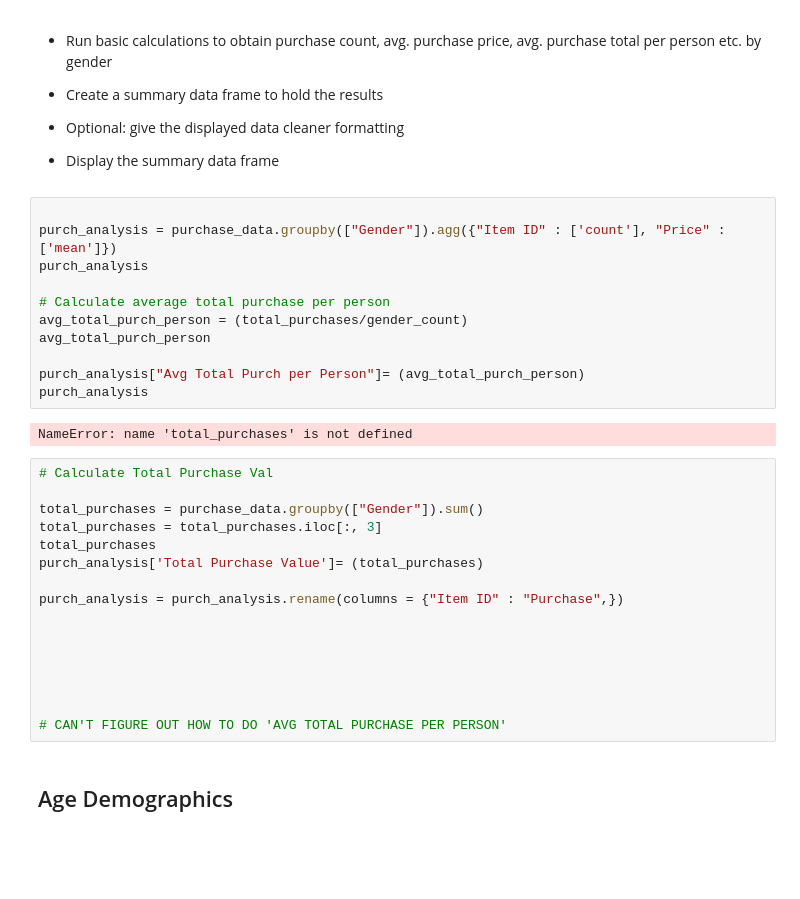
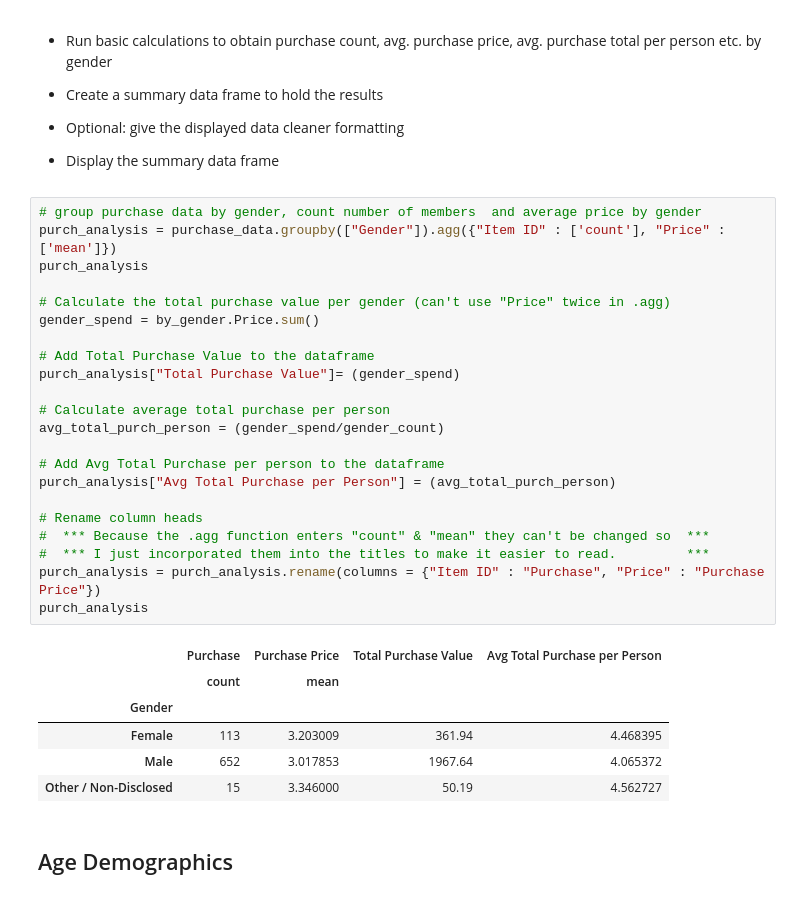
Before and after one commit to jhurley684/04_pandas-Heroes_of_Pymoli, a Jupyter notebook: Instructions/HeroesOfPymoli/HeroesOfPymoli_starter.ipynb, the cells around one changed output. Saved outputs shown, nothing was run; the diff lists cells and outputs as text; blank space fills up the shorter version.

Commit message:
Final Version without analysis

```diff
--- a/Instructions/HeroesOfPymoli/HeroesOfPymoli_starter.ipynb
+++ b/Instructions/HeroesOfPymoli/HeroesOfPymoli_starter.ipynb
@@ -109,35 +114,35 @@ gender_count_df
 
 
 * Display the summary data frame
-# %%
-
-purch_analysis = purchase_data.groupby(["Gender"]).agg({"Item ID" : ['count'], "Price" : ['mean']})
-purch_analysis
-
-# Calculate average total purchase per person
-avg_total_purch_person = (total_purchases/gender_count)
-avg_total_purch_person
-
-purch_analysis["Avg Total Purch per Person"]= (avg_total_purch_person)
-purch_analysis
-# %% [output]
-NameError: name 'total_purchases' is not defined
-# %%
-# Calculate Total Purchase Val
-
-total_purchases = purchase_data.groupby(["Gender"]).sum()
-total_purchases = total_purchases.iloc[:, 3]
-total_purchases
-purch_analysis['Total Purchase Value']= (total_purchases)
-
-purch_analysis = purch_analysis.rename(columns = {"Item ID" : "Purchase",})
-
-
-
-
-
-
-# CAN'T FIGURE OUT HOW TO DO 'AVG TOTAL PURCHASE PER PERSON'
+# %%
+# group purchase data by gender, count number of members  and average price by gender
+purch_analysis = purchase_data.groupby(["Gender"]).agg({"Item ID" : ['count'], "Price" : ['mean']})
+purch_analysis
+
+# Calculate the total purchase value per gender (can't use "Price" twice in .agg)
+gender_spend = by_gender.Price.sum()
+
+# Add Total Purchase Value to the dataframe
+purch_analysis["Total Purchase Value"]= (gender_spend)
+
+# Calculate average total purchase per person
+avg_total_purch_person = (gender_spend/gender_count)
+
+# Add Avg Total Purchase per person to the dataframe
+purch_analysis["Avg Total Purchase per Person"] = (avg_total_purch_person)
+
+# Rename column heads
+#  *** Because the .agg function enters "count" & "mean" they can't be changed so  ***
+#  *** I just incorporated them into the titles to make it easier to read.         ***
+purch_analysis = purch_analysis.rename(columns = {"Item ID" : "Purchase", "Price" : "Purchase Price"})
+purch_analysis
+# %% [output]
+|  | Purchase | Purchase Price | Total Purchase Value | Avg Total Purchase per Person |
+|  | count | mean |  |  |
+| Gender |  |  |  |  |
+| Female | 113 | 3.203009 | 361.94 | 4.468395 |
+| Male | 652 | 3.017853 | 1967.64 | 4.065372 |
+| Other / Non-Disclosed | 15 | 3.346000 | 50.19 | 4.562727 |
 # %% [markdown]
 ## Age Demographics
 # %% [markdown]
```
Also changed, not shown: parts of 15 cells of this notebook.
